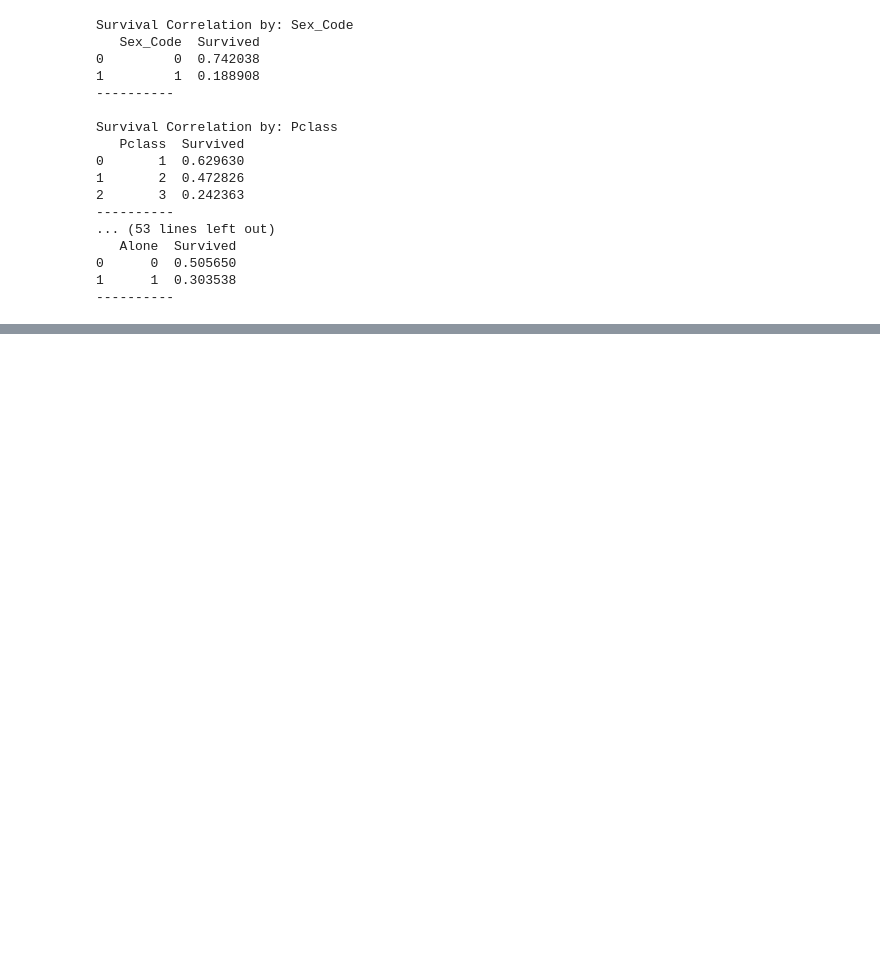
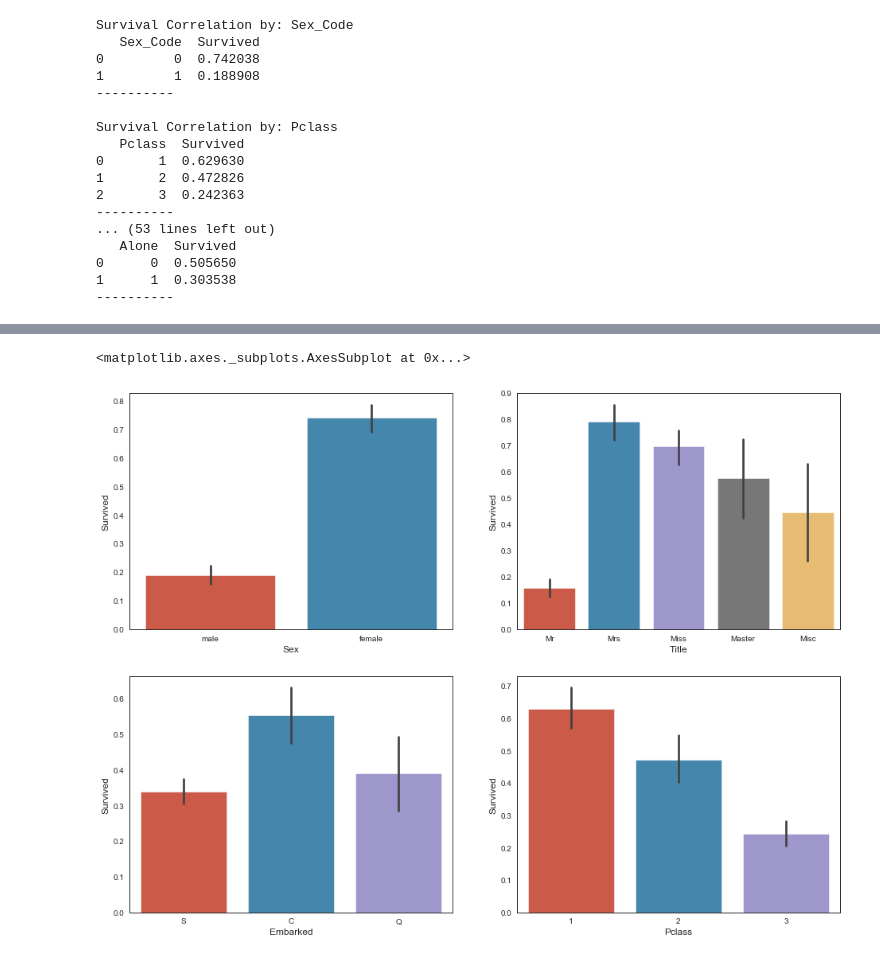
Before and after one commit to nitishp25/kaggle, a Jupyter notebook: Titanic.ipynb, the cells around one changed output, grey strips where cells are left out. Drawn from its saved outputs; the diff is of its cells as text; code cells hidden in the pictures; blank space fills up the shorter version.

```diff
--- a/Titanic.ipynb
+++ b/Titanic.ipynb
@@ -228,0 +256,9 @@ Survival Correlation by: Pclass
+# %%
+fig, saxis = plt.subplots(2, 2, figsize = (16, 12))
+sns.barplot(x = 'Sex', y = 'Survived', data = data, ax = saxis[0,0])
+sns.barplot(x = 'Title', y = 'Survived', data = data, ax = saxis[0,1])
+sns.barplot(x = 'Embarked', y = 'Survived', data = data, ax = saxis[1,0])
+sns.barplot(x = 'Pclass', y = 'Survived', data = data, ax = saxis[1,1])
+# %% [output]
+<matplotlib.axes._subplots.AxesSubplot at 0x...>
+[figure, added]
```
Also changed, not shown: parts of 5 cells of this notebook.
